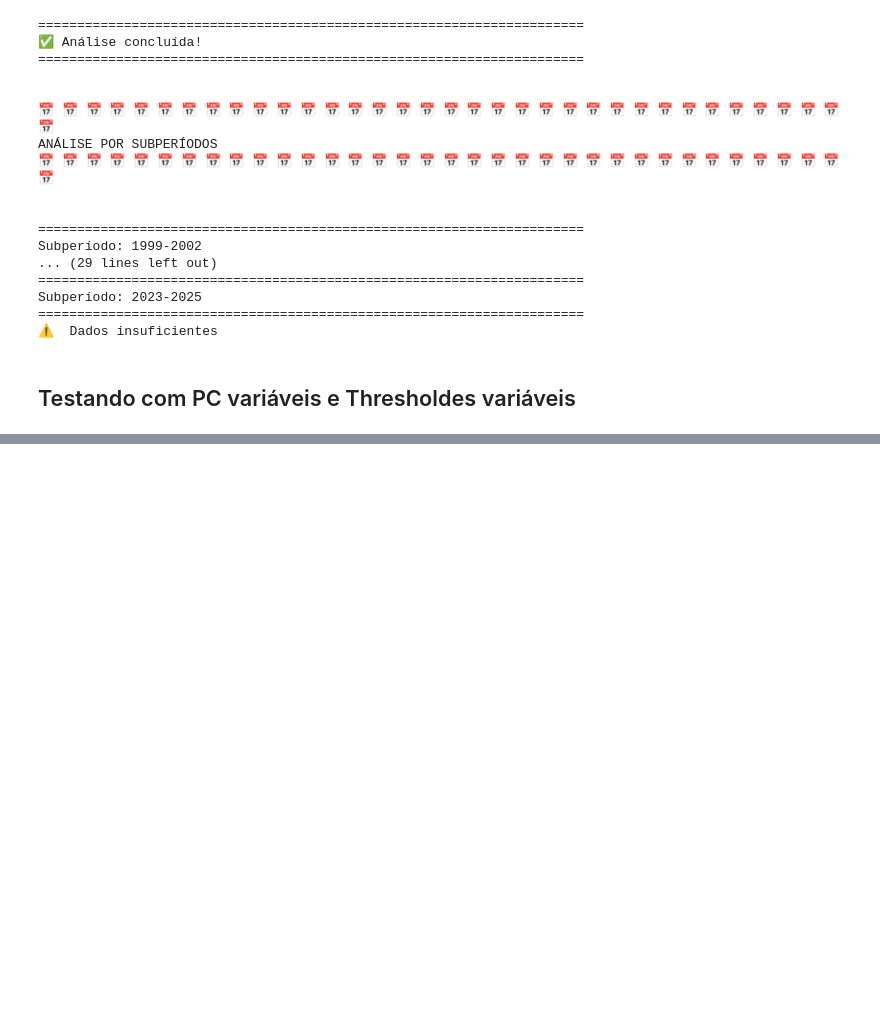
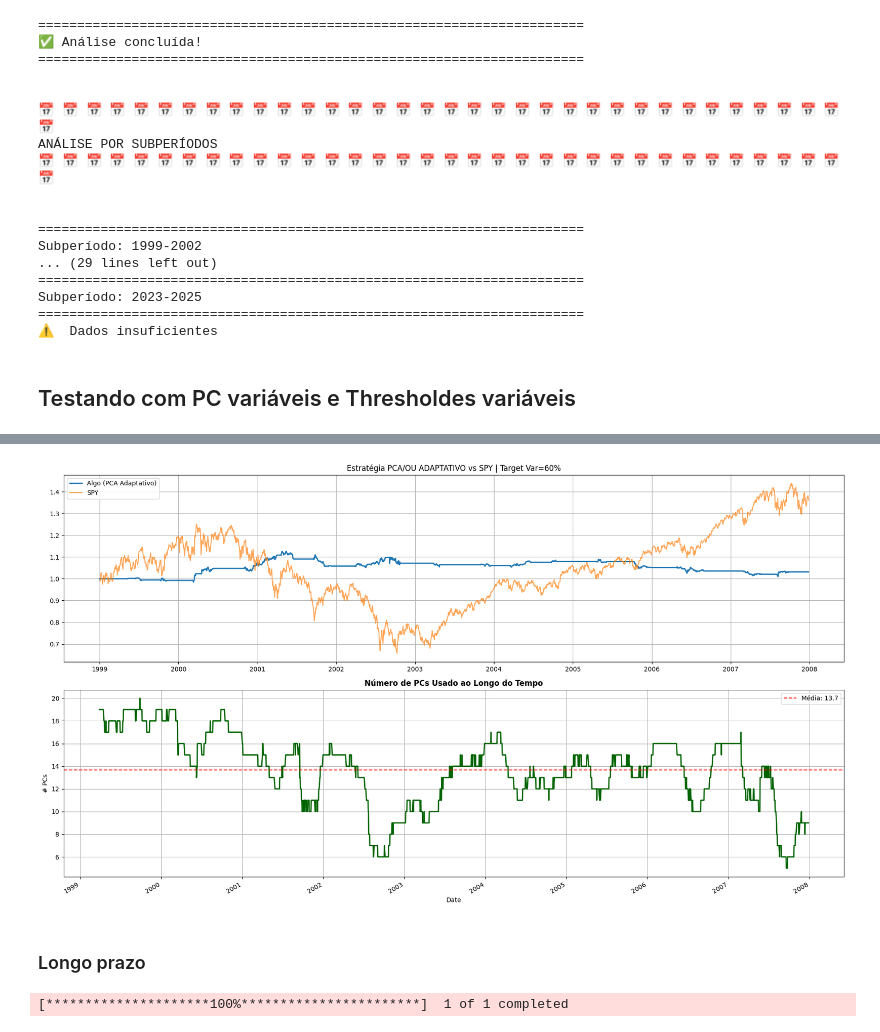
Before and after one commit to savio160502/Statistical-Arbitrage, a Jupyter notebook: run_backtest2.ipynb, the cells around one changed output, grey strips where cells are left out. Drawn from its saved outputs; the diff is of its cells as text; code cells hidden in the pictures; blank space fills up the shorter version.

```diff
--- a/run_backtest2.ipynb
+++ b/run_backtest2.ipynb
@@ -591,0 +536,26 @@ Tempo : 2007-12-28 00:00:00
+# %%
+returns0 = returns.loc["1998-12-30":"2007-12-28"]
+returns_spy0 = returns_spy.loc["1998-12-30":"2007-12-28"]
+
+results5 = pca_portfolio_spy_adaptive_pcs(
+    returns = returns0,
+    returns_spy = returns_spy0,
+    variance_target = 0.60,
+    min_pcs = 5,
+    max_pcs = 35,
+    s_win = 60,
+    adaptive_thresholds = True,
+    adaptive_window = 252,
+    percentile_open = 0.15,
+    percentile_close_short = 0.35,
+    percentile_close_long = 0.45,
+    # thresholds fixos
+    sbo = 1.25,
+    sso = 1.25,
+    sbc = 0.50,
+    ssc = 0.50,
+    eps_cost = 0.0005,
+    rebalanceamento_dias = 1,
+    plot = True,
+)
+# %% [output]
@@ -591,0 +579,26 @@ Tempo : 2007-12-28 00:00:00
+[figure, added]
+# %% [markdown]
+### Longo prazo
+# %%
+# Carregar dados
+#start_date = "1997-01-02"
+#end_date = "2007-12-31"
+
+data_longa = pd.read_csv("dados_1997_2025.csv", index_col=0)
+returns_longa = data_longa.pct_change()
+
+returns_longa.dropna(inplace=True,axis=0, how='all')
+returns_longa.dropna(inplace=True,axis=1, how='any')
+
+data_spy_longa = yf.download("SPY", start="1997-01-02", end="2025-12-31", auto_adjust=True)["Close"]
+data_spy_longa.index = pd.to_datetime(data_spy_longa.index)
+data_spy_longa = data_spy_longa.sort_index()
+
+# Garantir que ambos os DataFrames tenham índices coerentes e ordenados (sem timezone)
+returns_spy_longa = data_spy_longa.pct_change()
+returns_longa.index     = pd.to_datetime(returns_longa.index).tz_localize(None)
+returns_spy_longa.index = pd.to_datetime(returns_spy_longa.index).tz_localize(None)
+returns_longa     = returns_longa.sort_index()
+returns_spy_longa = returns_spy_longa.sort_index()
+# %% [output]
+[*********************100%***********************]  1 of 1 completed
```
Also changed, not shown: parts of 13 cells of this notebook, 2 other files.
